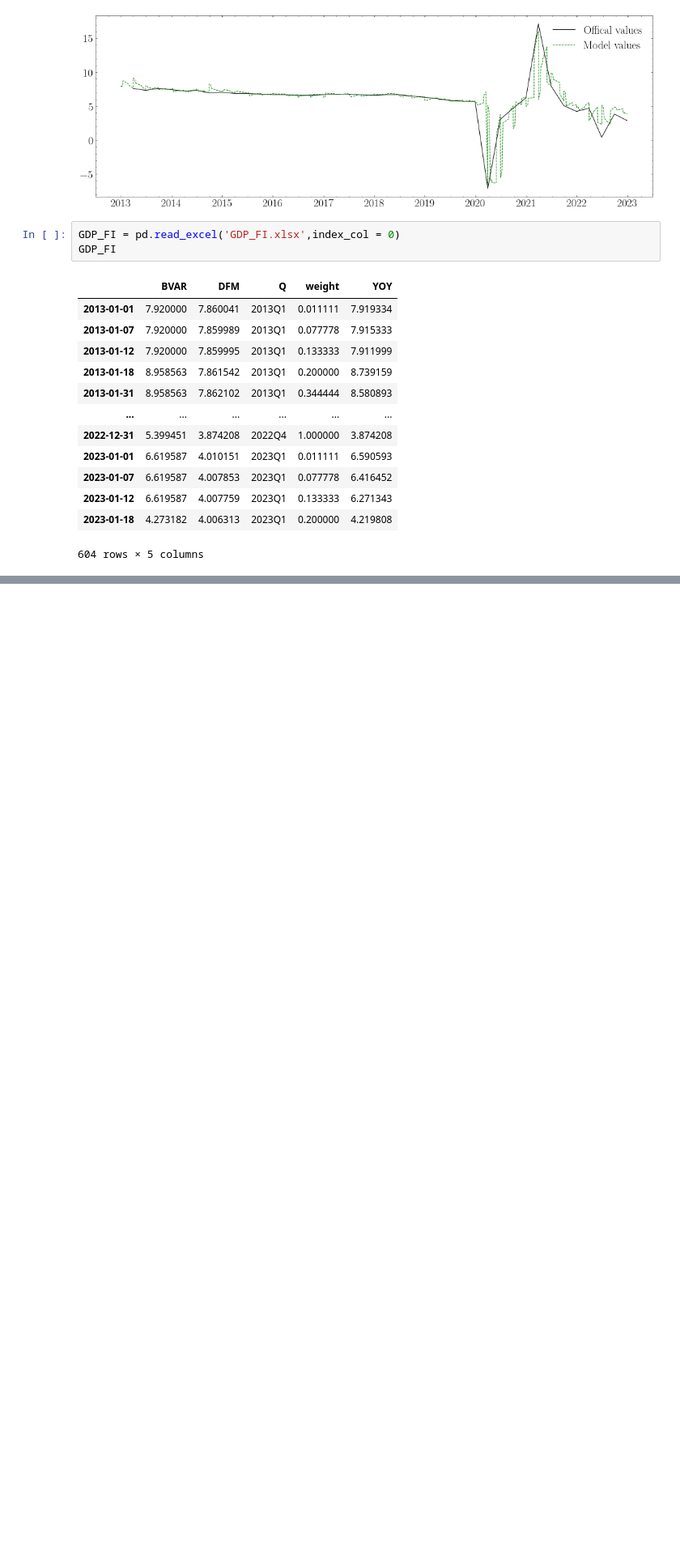
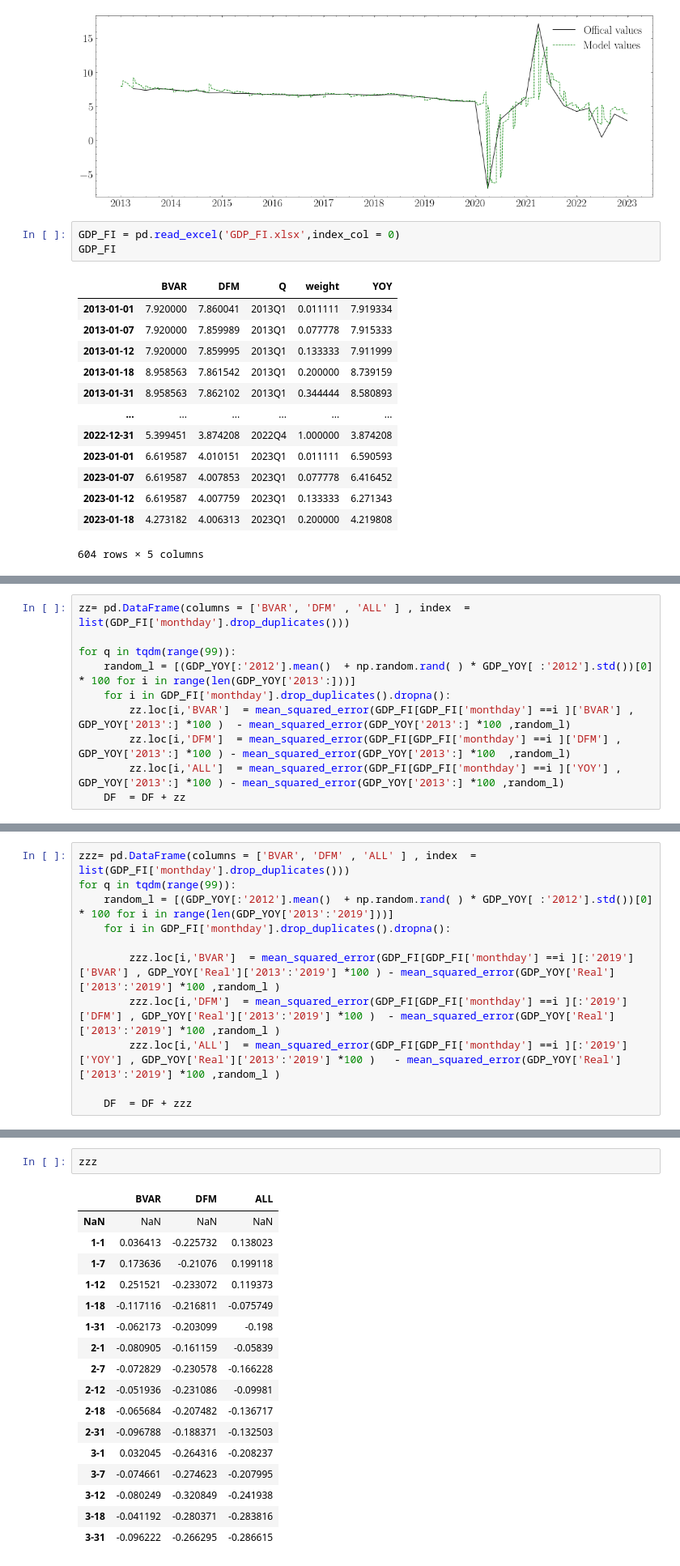
Before and after one commit to CharlesDZhang/China-GDP-Nowcasting, a Jupyter notebook: DFM.ipynb, the cells around one changed output, grey strips where cells are left out. Shown at 81% size. Saved outputs shown, nothing was run; the diff lists cells and outputs as text; blank space fills up the shorter version.

```diff
--- a/DFM.ipynb
+++ b/DFM.ipynb
@@ -378,0 +383,10 @@ GDP_FI
+# %%
+zz= pd.DataFrame(columns = ['BVAR', 'DFM' , 'ALL' ] , index  = list(GDP_FI['monthday'].drop_duplicates()))
+
+for q in tqdm(range(99)):
+    random_l = [(GDP_YOY[:'2012'].mean()  + np.random.rand( ) * GDP_YOY[ :'2012'].std())[0] * 100 for i in range(len(GDP_YOY['2013':]))]
+    for i in GDP_FI['monthday'].drop_duplicates().dropna():
+        zz.loc[i,'BVAR']  = mean_squared_error(GDP_FI[GDP_FI['monthday'] ==i ]['BVAR'] , GDP_YOY['2013':] *100 )  - mean_squared_error(GDP_YOY['2013':] *100 ,random_l)
+        zz.loc[i,'DFM']  = mean_squared_error(GDP_FI[GDP_FI['monthday'] ==i ]['DFM'] , GDP_YOY['2013':] *100 ) - mean_squared_error(GDP_YOY['2013':] *100  ,random_l)
+        zz.loc[i,'ALL']  = mean_squared_error(GDP_FI[GDP_FI['monthday'] ==i ]['YOY'] , GDP_YOY['2013':] *100 ) - mean_squared_error(GDP_YOY['2013':] *100 ,random_l)
+    DF  = DF + zz
@@ -378,0 +414,11 @@ GDP_FI
+# %%
+zzz= pd.DataFrame(columns = ['BVAR', 'DFM' , 'ALL' ] , index  = list(GDP_FI['monthday'].drop_duplicates()))
+for q in tqdm(range(99)):
+    random_l = [(GDP_YOY[:'2012'].mean()  + np.random.rand( ) * GDP_YOY[ :'2012'].std())[0] * 100 for i in range(len(GDP_YOY['2013':'2019']))]
+    for i in GDP_FI['monthday'].drop_duplicates().dropna():
+
+        zzz.loc[i,'BVAR']  = mean_squared_error(GDP_FI[GDP_FI['monthday'] ==i ][:'2019']['BVAR'] , GDP_YOY['Real']['2013':'2019'] *100 ) - mean_squared_error(GDP_YOY['Real']['2013':'2019'] *100 ,random_l )
+        zzz.loc[i,'DFM']  = mean_squared_error(GDP_FI[GDP_FI['monthday'] ==i ][:'2019']['DFM'] , GDP_YOY['Real']['2013':'2019'] *100 )  - mean_squared_error(GDP_YOY['Real']['2013':'2019'] *100 ,random_l )
+        zzz.loc[i,'ALL']  = mean_squared_error(GDP_FI[GDP_FI['monthday'] ==i ][:'2019']['YOY'] , GDP_YOY['Real']['2013':'2019'] *100 )   - mean_squared_error(GDP_YOY['Real']['2013':'2019'] *100 ,random_l )
+
+    DF  = DF + zzz
@@ -378,0 +472,20 @@ GDP_FI
+# %%
+zzz
+# %% [output]
+|  | BVAR | DFM | ALL |
+| NaN | NaN | NaN | NaN |
+| 1-1 | 0.036413 | -0.225732 | 0.138023 |
+| 1-7 | 0.173636 | -0.21076 | 0.199118 |
+| 1-12 | 0.251521 | -0.233072 | 0.119373 |
+| 1-18 | -0.117116 | -0.216811 | -0.075749 |
+| 1-31 | -0.062173 | -0.203099 | -0.198 |
+| 2-1 | -0.080905 | -0.161159 | -0.05839 |
+| 2-7 | -0.072829 | -0.230578 | -0.166228 |
+| 2-12 | -0.051936 | -0.231086 | -0.09981 |
+| 2-18 | -0.065684 | -0.207482 | -0.136717 |
+| 2-31 | -0.096788 | -0.188371 | -0.132503 |
+| 3-1 | 0.032045 | -0.264316 | -0.208237 |
+| 3-7 | -0.074661 | -0.274623 | -0.207995 |
+| 3-12 | -0.080249 | -0.320849 | -0.241938 |
+| 3-18 | -0.041192 | -0.280371 | -0.283816 |
+| 3-31 | -0.096222 | -0.266295 | -0.286615 |
```
Also changed, not shown: parts of 17 cells of this notebook, 1 other file.
